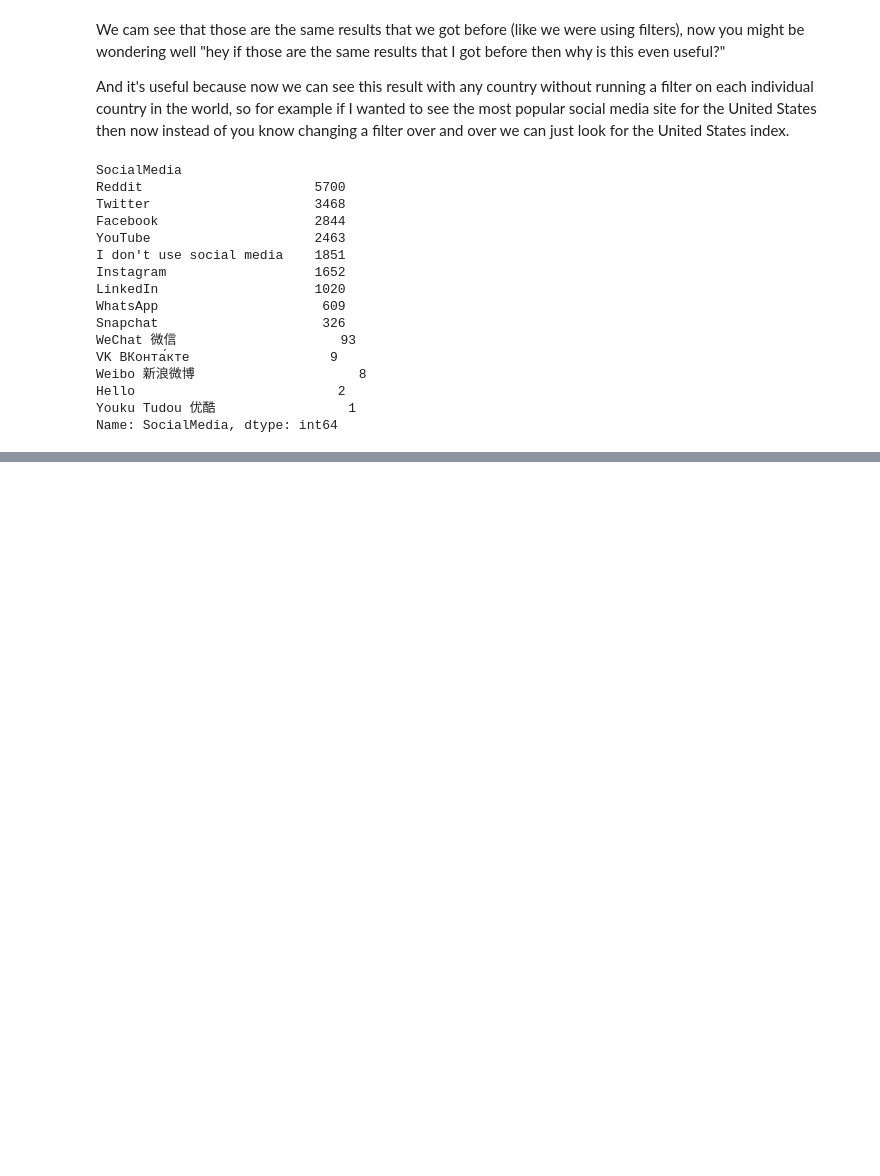
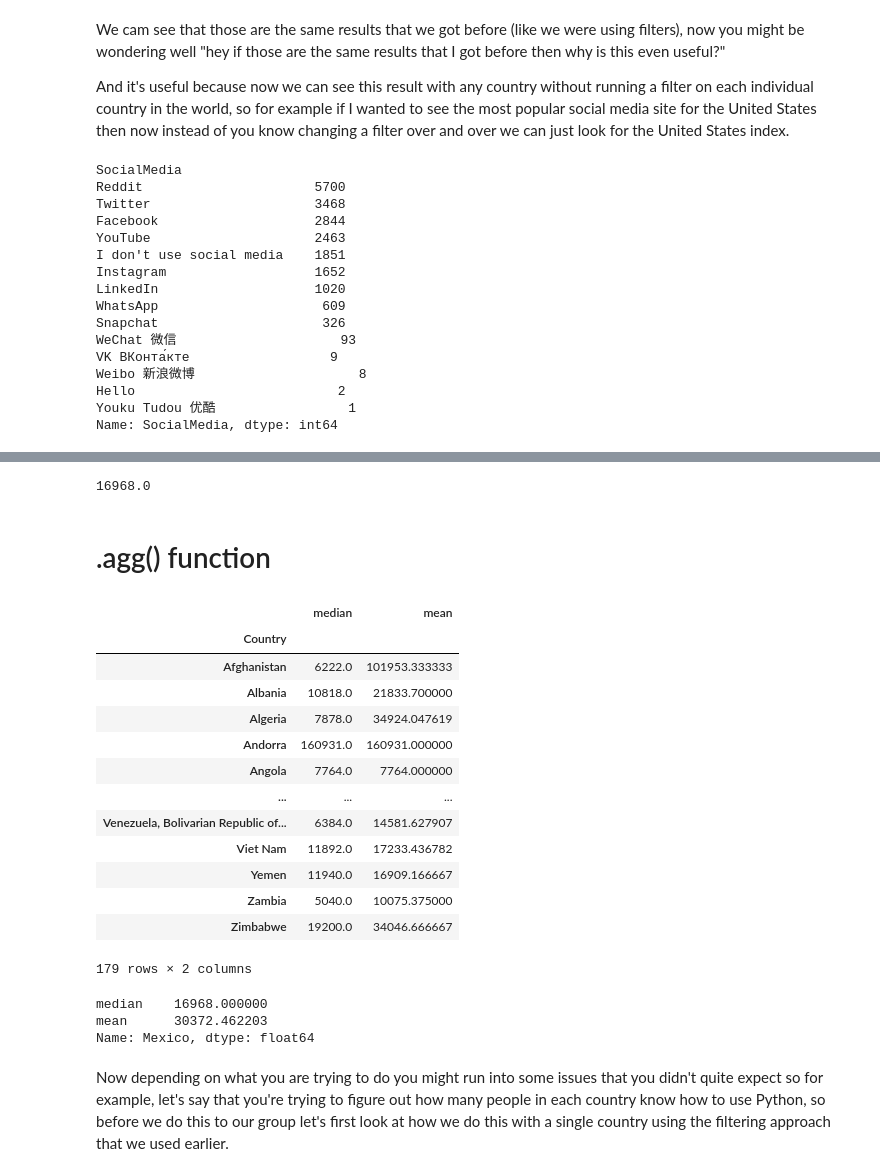
Before and after one commit to JonaJS/pandas_notebooks, a Jupyter notebook: 8_Grouping_and_Aggregating_Analyzing_and_Exploring_Your_Data.ipynb, the cells around one changed output, grey strips where cells are left out. Drawn from its saved outputs; the diff is of its cells as text; code cells hidden in the pictures; blank space fills up the shorter version.

Commit message:
Grouping Part2

```diff
--- a/8_Grouping_and_Aggregating_Analyzing_and_Exploring_Your_Data.ipynb
+++ b/8_Grouping_and_Aggregating_Analyzing_and_Exploring_Your_Data.ipynb
@@ -456,0 +493,37 @@ Name: SocialMedia, dtype: int64
+# %%
+# Median salary for Mexico
+
+country_grp['ConvertedComp'].median().loc['Mexico']
+# %% [output]
+16968.0
+# %% [markdown]
+# .agg() function
+# %%
+# Maybe you're working on some analysis where you want to group your data but you also want to run multiple aggregate functions on your group.
+# See the median and the mean of the salary column by country.
+
+country_grp['ConvertedComp'].agg(['median', 'mean'])
+# %% [output]
+|  | median | mean |
+| Country |  |  |
+| Afghanistan | 6222.0 | 101953.333333 |
+| Albania | 10818.0 | 21833.700000 |
+| Algeria | 7878.0 | 34924.047619 |
+| Andorra | 160931.0 | 160931.000000 |
+| Angola | 7764.0 | 7764.000000 |
+| ... | ... | ... |
+| Venezuela, Bolivarian Republic of... | 6384.0 | 14581.627907 |
+| Viet Nam | 11892.0 | 17233.436782 |
+| Yemen | 11940.0 | 16909.166667 |
+| Zambia | 5040.0 | 10075.375000 |
+| Zimbabwe | 19200.0 | 34046.666667 |
+179 rows × 2 columns
+# %%
+# See the median and the mean of the salary column for Mexico.
+country_grp['ConvertedComp'].agg(['median', 'mean']).loc['Mexico']
+# %% [output]
+median    16968.000000
+mean      30372.462203
+Name: Mexico, dtype: float64
+# %% [markdown]
+Now depending on what you are trying to do you might run into some issues that you didn't quite expect so for example, let's say that you're trying to figure out how many people in each country know how to use Python, so before we do this to our group let's first look at how we do this with a single country using the filtering approach that we used earlier.
```
Also changed, not shown: parts of 10 cells of this notebook.
